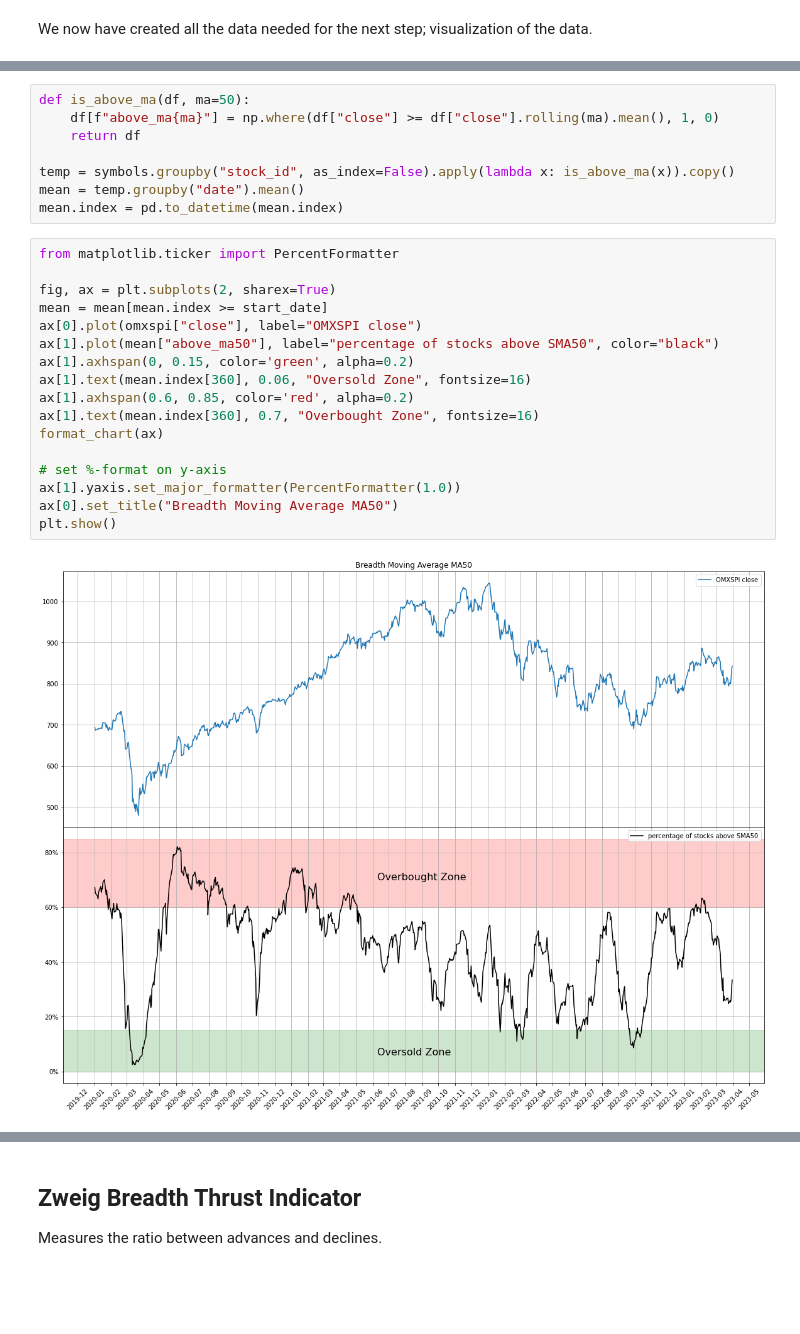
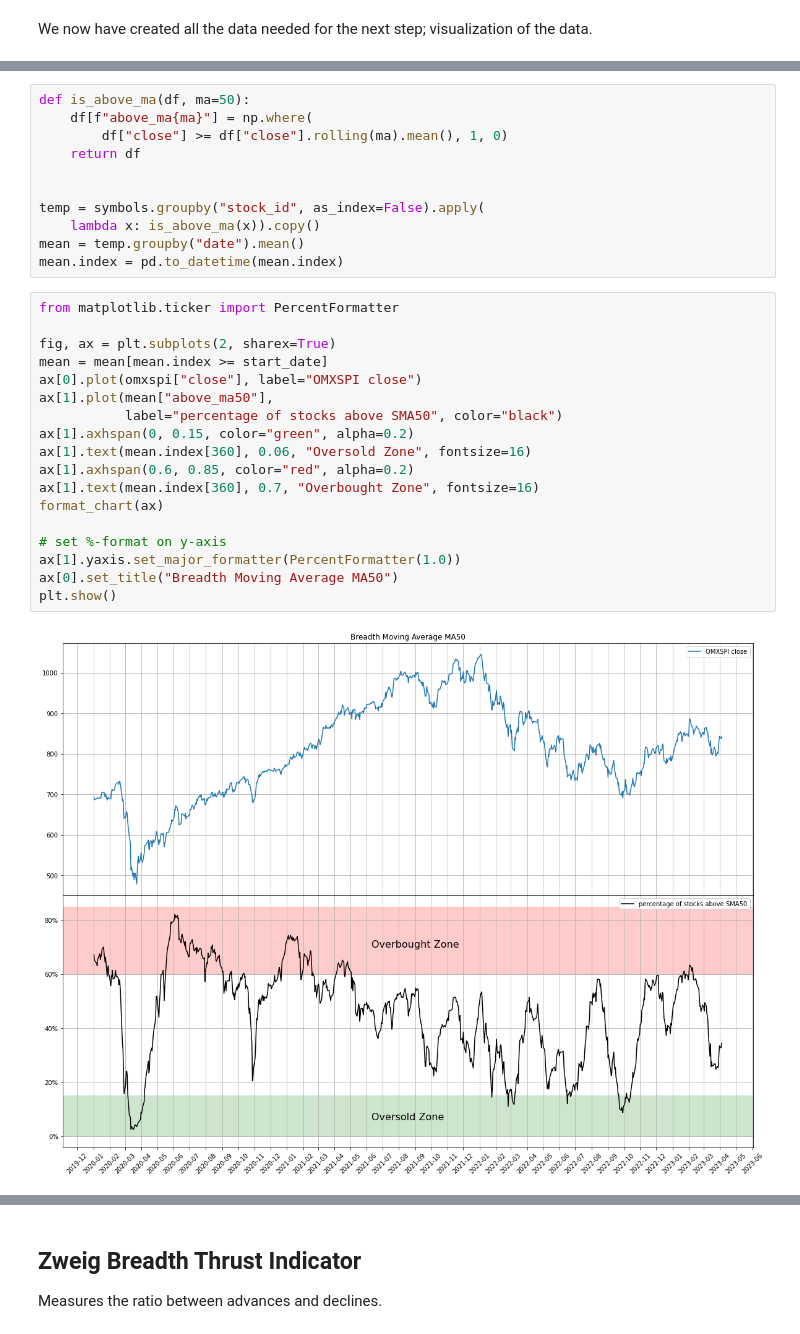
Before and after one commit to tfrojd/BorsdataAPI, a Jupyter notebook: borsdata/breadth_indicators.ipynb, the cells around one changed output, grey strips where cells are left out. Drawn from its saved outputs; the diff is of its cells as text; blank space fills up the shorter version.

```diff
--- a/borsdata/breadth_indicators.ipynb
+++ b/borsdata/breadth_indicators.ipynb
@@ -133,31 +158,35 @@ Since then we"ve been in an down trend, grinding below the 50-day moving average
 The next breadth indicator measures the amount of stocks trading above a certain moving average.
 # %%
 def is_above_ma(df, ma=50):
-    df[f"above_ma{ma}"] = np.where(df["close"] >= df["close"].rolling(ma).mean(), 1, 0)
+    df[f"above_ma{ma}"] = np.where(
+        df["close"] >= df["close"].rolling(ma).mean(), 1, 0)
     return df
 
-temp = symbols.groupby("stock_id", as_index=False).apply(lambda x: is_above_ma(x)).copy()
+
+temp = symbols.groupby("stock_id", as_index=False).apply(
+    lambda x: is_above_ma(x)).copy()
 mean = temp.groupby("date").mean()
 mean.index = pd.to_datetime(mean.index)
 # %%
 from matplotlib.ticker import PercentFormatter
 
 fig, ax = plt.subplots(2, sharex=True)
 mean = mean[mean.index >= start_date]
 ax[0].plot(omxspi["close"], label="OMXSPI close")
-ax[1].plot(mean["above_ma50"], label="percentage of stocks above SMA50", color="black")
-ax[1].axhspan(0, 0.15, color='green', alpha=0.2)
+ax[1].plot(mean["above_ma50"],
+           label="percentage of stocks above SMA50", color="black")
+ax[1].axhspan(0, 0.15, color="green", alpha=0.2)
 ax[1].text(mean.index[360], 0.06, "Oversold Zone", fontsize=16)
-ax[1].axhspan(0.6, 0.85, color='red', alpha=0.2)
+ax[1].axhspan(0.6, 0.85, color="red", alpha=0.2)
 ax[1].text(mean.index[360], 0.7, "Overbought Zone", fontsize=16)
 format_chart(ax)
 
 # set %-format on y-axis
 ax[1].yaxis.set_major_formatter(PercentFormatter(1.0))
 ax[0].set_title("Breadth Moving Average MA50")
 plt.show()
 # %% [output]
-[figure, old version]
+[figure, new version]
 # %% [markdown]
 ## McClellan Oscillator
 Measures advancing and declining stocks and the relationship between them, it mimics a MACD-indicator but for advances vs declines.
```
Also changed, not shown: parts of 13 cells of this notebook, 1 other file.
